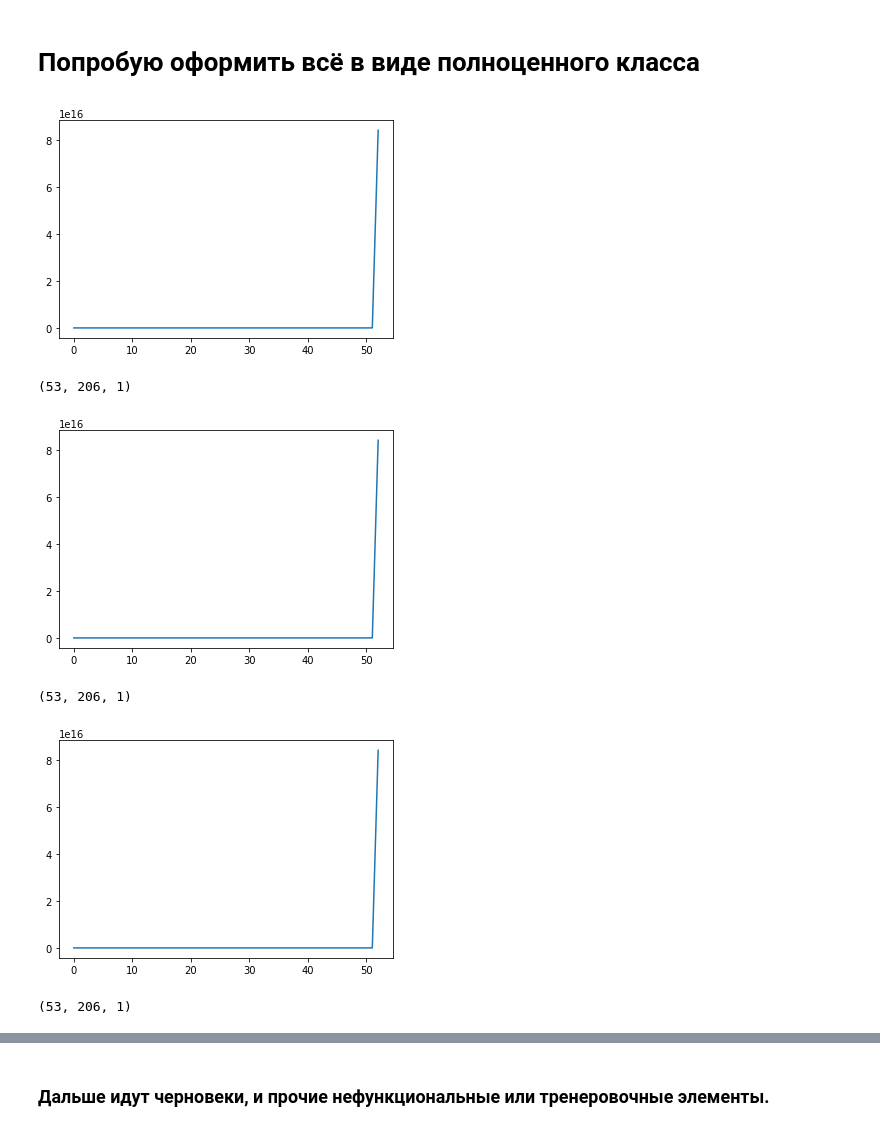
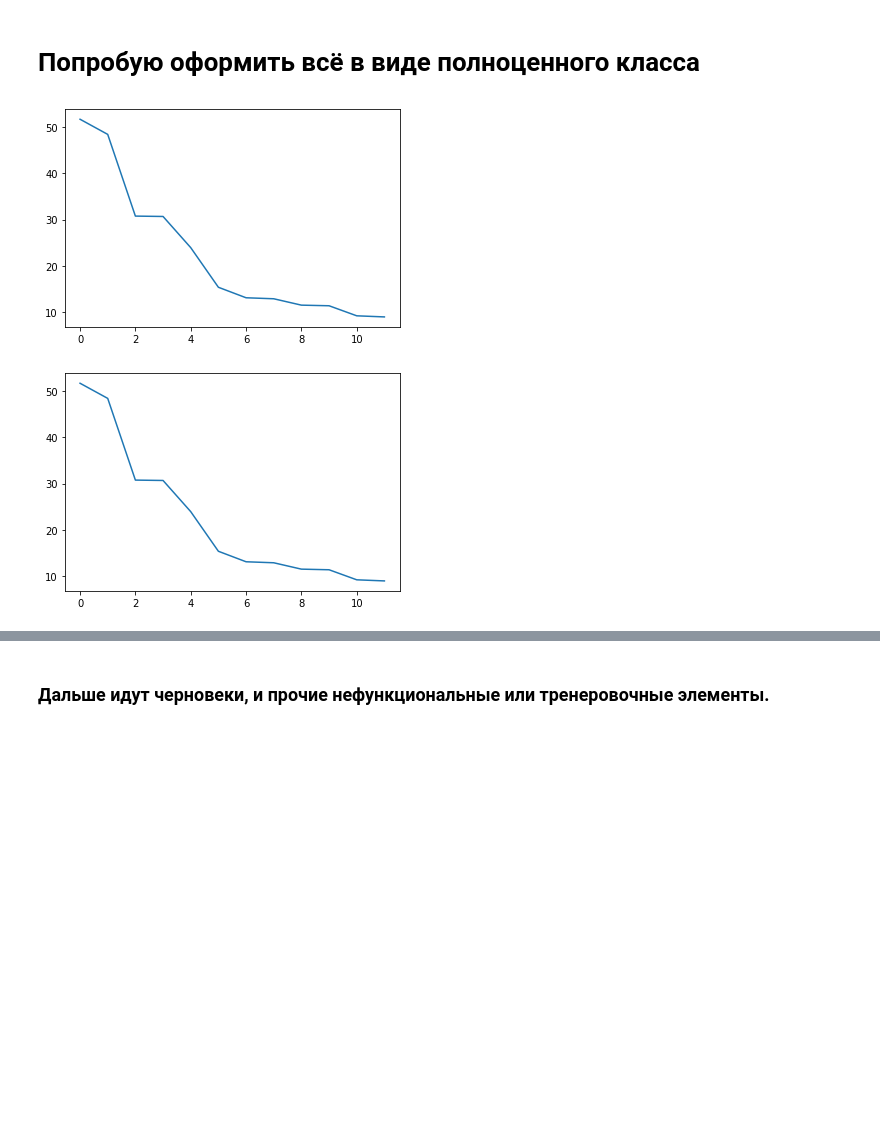
Before and after one commit to 89605502155/ML-repositry, a Jupyter notebook: N-PLS.ipynb, the cells around one changed output, grey strips where cells are left out. Cells and saved outputs as stored; diff of their text form; code cells hidden in the pictures; blank space fills up the shorter version.

Commit message:
I stopped on the function predict. I have a very big error on predict. It is more interesting commit than early commits, but it is not finshed version.

```diff
--- a/N-PLS.ipynb
+++ b/N-PLS.ipynb
@@ -152,7 +147,7 @@ from sklearn.base import RegressorMixin
 class N_PLS1_first(BaseEstimator, RegressorMixin):
     def  __init__(self, n_components=2, *, max_iter=500, tol=1e-06, copy=True):
         self.n_components = n_components
-        self.max_iter = max_iter
+        self.max_iter = max_iter # Пока в ней нет необходимости. Прописал для общего фона.
         self.tol = tol
         self.copy = copy
 
@@ -185,6 +180,7 @@ class N_PLS1_first(BaseEstimator, RegressorMixin):
         использовать для функции predict данного класса. """
         w_k_mass=np.zeros([self.n_components,x.shape[1],1])
         w_i_mass=np.zeros([self.n_components,x.shape[2],1])
+        bf_array=[]
         for f in range(0,self.n_components):
             z=np.zeros([x.shape[1],x.shape[2]])
             x_product=np.zeros([x.shape[0],x.shape[1],x.shape[2]])
@@ -203,6 +199,7 @@ class N_PLS1_first(BaseEstimator, RegressorMixin):
             Tt[:,f]=t
             T=np.array(Tt[:,0:f+1]).reshape(x.shape[0],f+1)
             bf=np.dot(np.dot(np.linalg.inv(np.dot(T.transpose(),T)),T.transpose()),y)
+            bf_array+=[bf]
             mmas=np.kron(t,np.kron(w_i,w_k).reshape(x.shape[1],x.shape[2])).reshape(x.shape[0],x.shape[1],x.shape[2])
             x=x-(mmas)
             y=y-(np.dot(T,bf))
@@ -211,20 +208,50 @@ class N_PLS1_first(BaseEstimator, RegressorMixin):
         # Оставил только, что бы контролировать воспроизводимость и адекватность.
         plt.plot(output)
         plt.show();
-
+        self.bf_array=bf_array
         self.train_error=output
         self.w_k=w_k_mass
         self.w_i=w_i_mass
         return self
+
+    def predict(self, x, y_test):
+        """" x is a test 3-D centering data."""
+        Tt=np.zeros([x.shape[0],self.n_components])
+        output=np.zeros([self.n_components])
+        for f in range(0,self.n_components):
+            w_k=np.array(self.w_k[f,:,:]).reshape(x.shape[1],1)
+            w_i=np.array(self.w_i[f,:,:]).reshape(x.shape[2],1)
+            t=np.zeros([x.shape[0]])
+            for h in range(0,x.shape[0]):
+                t[h]=np.dot(np.dot(w_k.transpose(),x[h,:,:]),w_i)
+            t=np.array(t).reshape(x.shape[0])
+            Tt[:,f]=t
+            T=np.array(Tt[:,0:f+1]).reshape(x.shape[0],f+1)
+            mmas=np.kron(t,np.kron(w_i,w_k).reshape(x.shape[1],x.shape[2])).reshape(x.shape[0],x.shape[1],x.shape[2])
+            x=x-(mmas)
+
+        """" В функции fit мы двигались от исходных у к 0, а здесь нужно идти наоборот. И для этого нужен коэффициент bf"""
+
+        for d in range(0,self.n_components):
+            y=np.zeros([x.shape[0]])
+            y[:]=self.train_error[d]
+            for f in range(0,d+1):
+                size_T=d+1-f
+                T_part=T[:,0:size_T]
+                bf_1=np.dot(np.dot(np.linalg.inv(np.dot(T_part.transpose(),T_part)),T_part.transpose()),y)
+                bf=self.bf_array[size_T-1]
+                y=y+(np.dot(T_part,bf))
+            if (((d-5)<0.9) and ((d-5)>(-0.9))):
+                print(y)
+                print(y_test)
+            output[d]=mean_squared_error(y,y_test)
+        plt.plot(output)
+        plt.show();
 # %%
-a=N_PLS1_first(53)
+a=N_PLS1_first(12)
 # %%
-for i in range(0,3):
+for i in range(0,2):
     a.fit(X_train,y_train)
 # %% [output]
-[figure, old version]
+[figure, new version]
-(53, 206, 1)
-[figure, old version]
+[figure, new version]
-(53, 206, 1)
-[figure, removed]
-(53, 206, 1)
```
Also changed, not shown: parts of 4 cells of this notebook.
